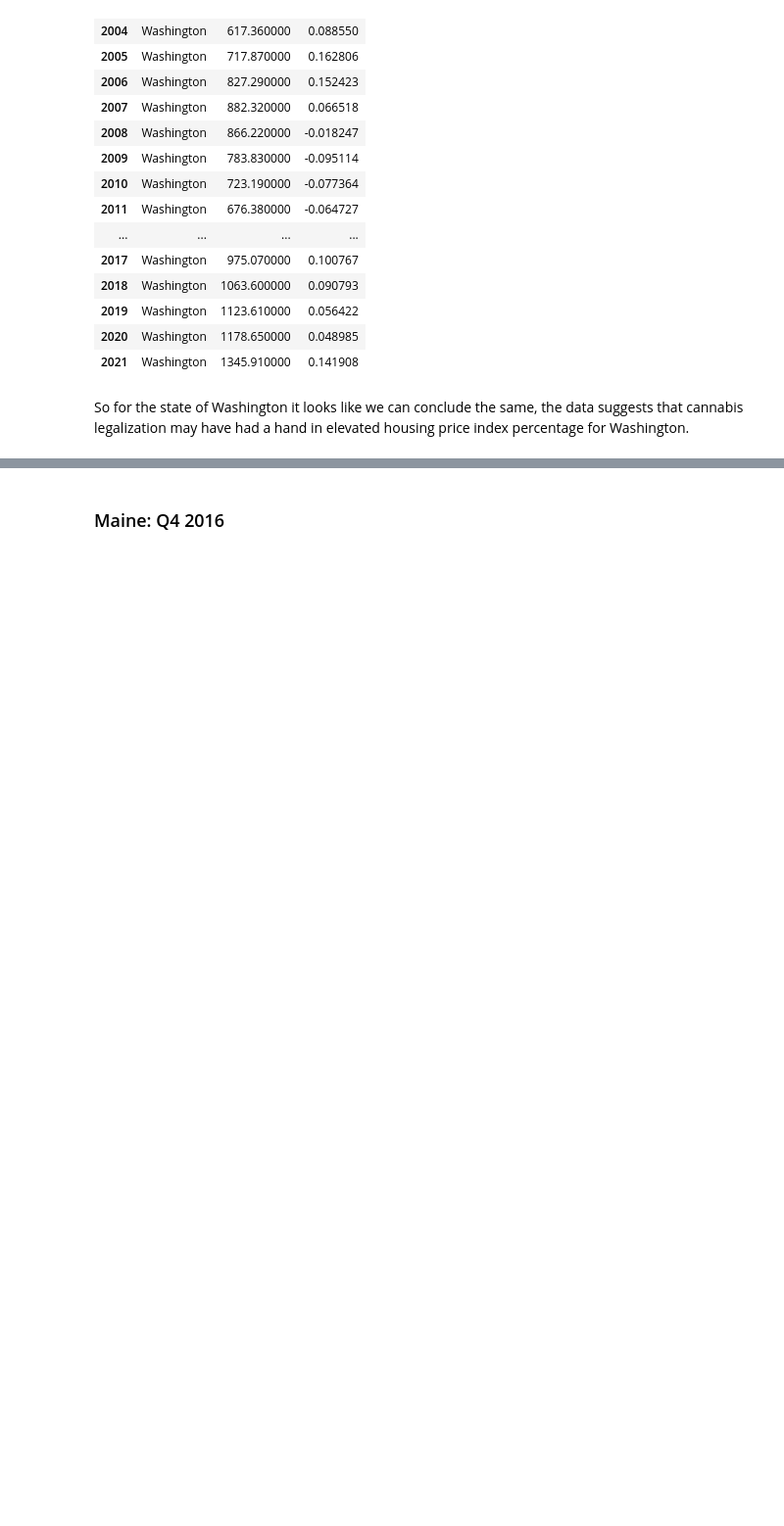
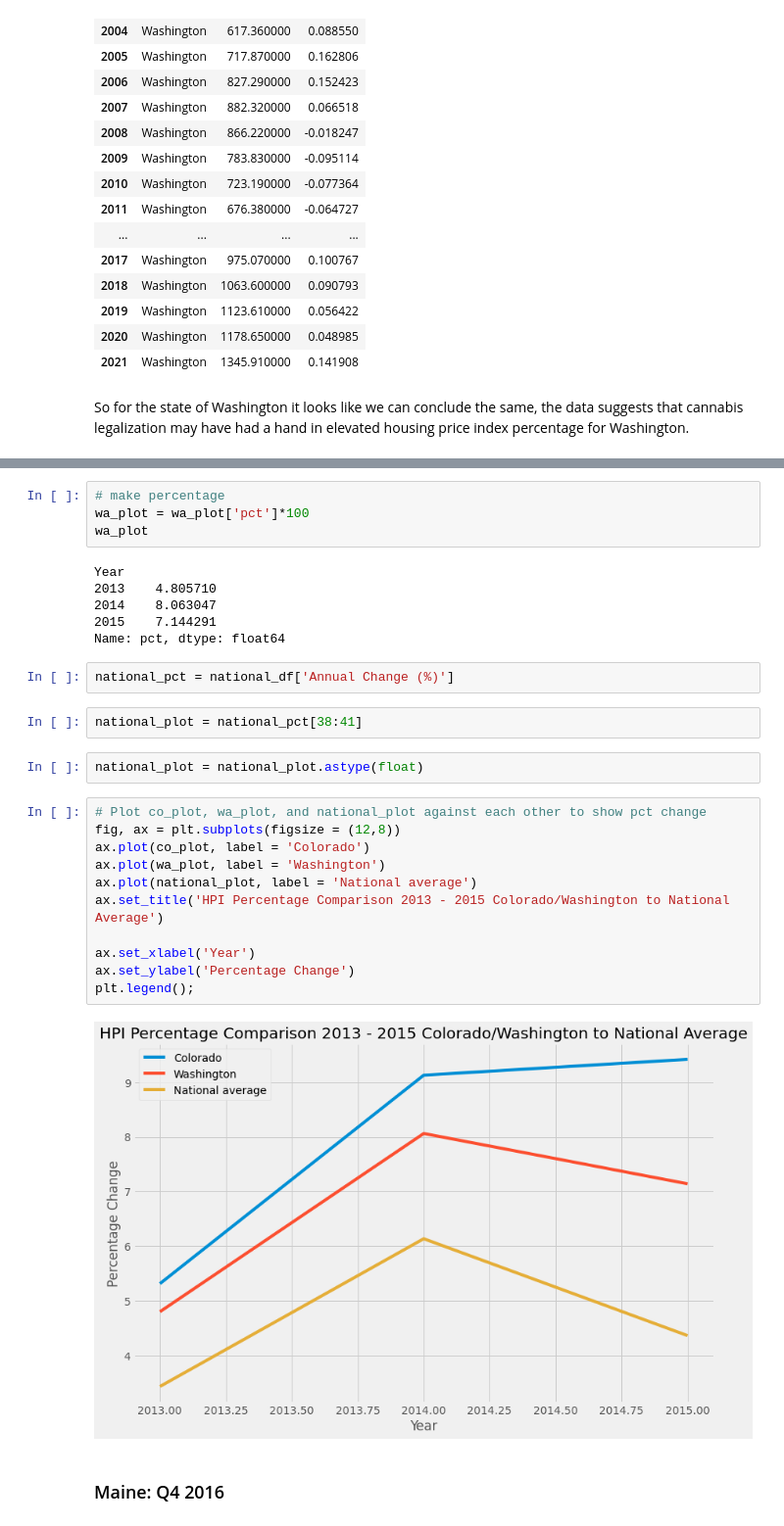
Before and after one commit to joshstruggles/Cannabis-Legality-and-Effect-on-Housing-Price-Index, a Jupyter notebook: notebook.ipynb, the cells around one changed output, grey strips where cells are left out. Shown at 98% size. Saved outputs shown, nothing was run; the diff lists cells and outputs as text; blank space fills up the shorter version.

```diff
--- a/notebook.ipynb
+++ b/notebook.ipynb
@@ -2599,3 +2643,32 @@ So for the state of Washington it looks like we can conclude the same, the data
+# %%
+# make percentage
+wa_plot = wa_plot['pct']*100
+wa_plot
+# %% [output]
+Year
+2013    4.805710
+2014    8.063047
+2015    7.144291
+Name: pct, dtype: float64
+# %%
+national_pct = national_df['Annual Change (%)']
+# %%
+national_plot = national_pct[38:41]
+# %%
+national_plot = national_plot.astype(float)
+# %%
+# Plot co_plot, wa_plot, and national_plot against each other to show pct change
+fig, ax = plt.subplots(figsize = (12,8))
+ax.plot(co_plot, label = 'Colorado')
+ax.plot(wa_plot, label = 'Washington')
+ax.plot(national_plot, label = 'National average')
+ax.set_title('HPI Percentage Comparison 2013 - 2015 Colorado/Washington to National Average')
+
+ax.set_xlabel('Year')
+ax.set_ylabel('Percentage Change')
+plt.legend();
+# %% [output]
+[figure, added]
 # %% [markdown]
 ### Maine: Q4 2016
 # %%
```
Also changed, not shown: parts of 28 cells of this notebook.
